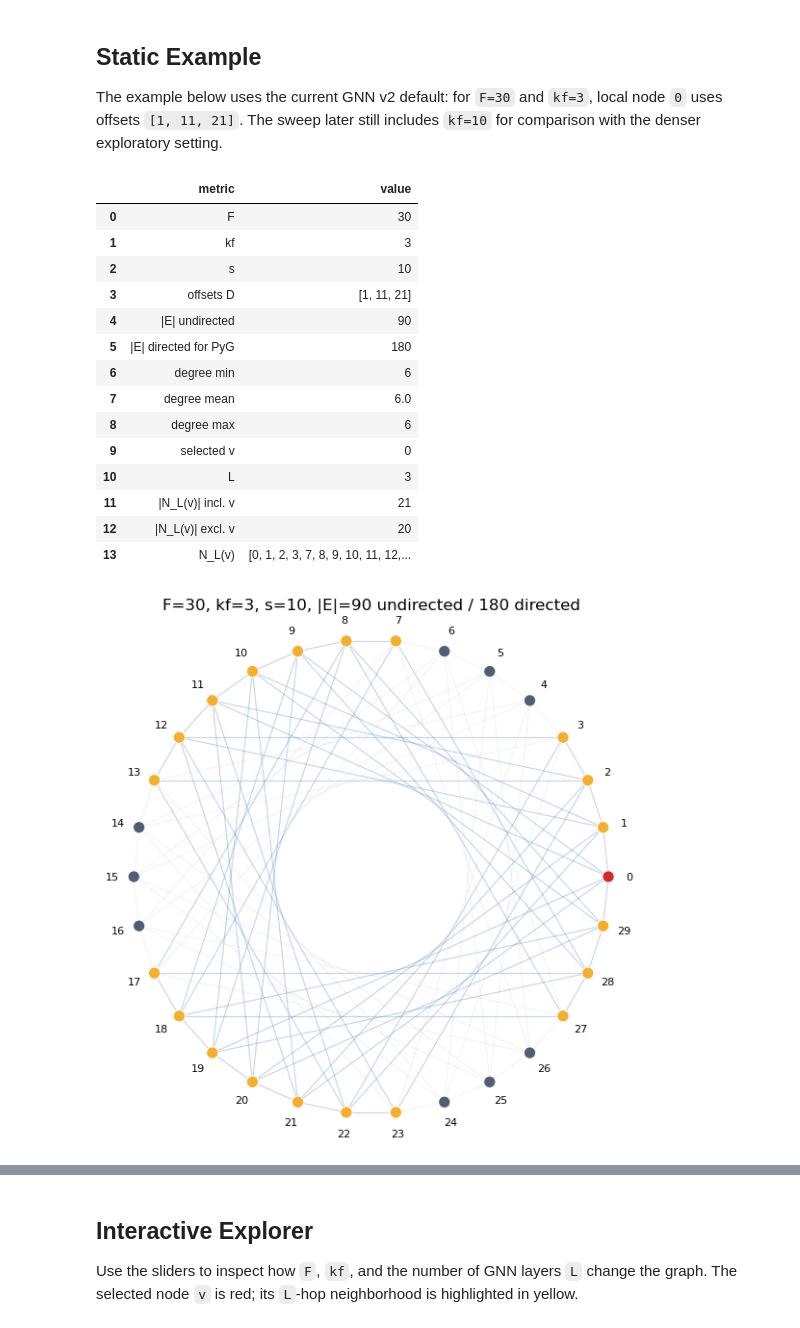
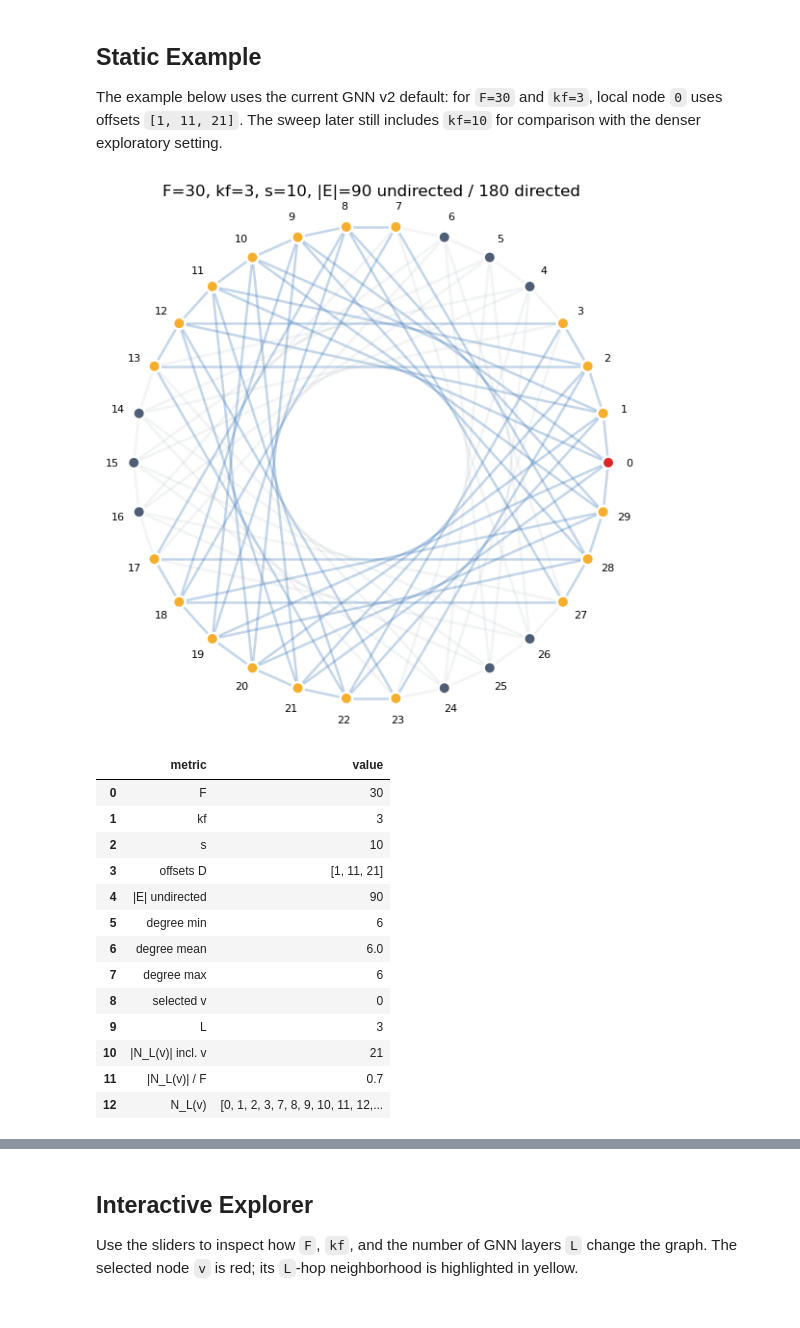
Before and after one commit to Space0code/GFM-for-eyetracker, a Jupyter notebook: notebooks/fixation_dilated_edges_explorer.ipynb, the cells around one changed output, grey strips where cells are left out. Cells and saved outputs as stored; diff of their text form; code cells hidden in the pictures.

```diff
--- a/notebooks/fixation_dilated_edges_explorer.ipynb
+++ b/notebooks/fixation_dilated_edges_explorer.ipynb
@@ -124,14 +124,13 @@ def summarize_graph(F: int, kf: int, L: int, v: int) -> tuple[dict, pd.DataFrame
             ('s', graph['step']),
             ('offsets D', graph['offsets']),
             ('|E| undirected', len(graph['undirected_edges'])),
-            ('|E| directed for PyG', graph['directed_edge_count']),
             ('degree min', min(degrees) if degrees else 0),
             ('degree mean', float(np.mean(degrees)) if degrees else 0.0),
             ('degree max', max(degrees) if degrees else 0),
             ('selected v', v),
             ('L', L),
             ('|N_L(v)| incl. v', len(neighborhood)),
-            ('|N_L(v)| excl. v', max(0, len(neighborhood) - 1)),
+            ('|N_L(v)| / F', len(neighborhood) / F),
             ('N_L(v)', sorted(neighborhood)),
         ],
         columns=['metric', 'value'],
@@ -139,7 +138,7 @@ def summarize_graph(F: int, kf: int, L: int, v: int) -> tuple[dict, pd.DataFrame
     return graph, metrics
 # %%
 def plot_fixation_graph(F: int = 30, kf: int = 3, L: int = 3, v: int = 0, max_draw_edges: int = 800) -> pd.DataFrame:
-    """Plot the dilated fixation graph and return the metric table."""
+    """Plot the dilated fixation graph, display metrics, and return the metric table."""
     graph, metrics = summarize_graph(F=F, kf=kf, L=L, v=v)
     v = int(np.clip(v, 0, F - 1))
     neighborhood = l_hop_neighborhood(graph['adjacency'], v=v, L=L)
@@ -153,10 +152,10 @@ def plot_fixation_graph(F: int = 30, kf: int = 3, L: int = 3, v: int = 0, max_dr
     for i, j in draw_edges:
         color = '#2b6cb0' if i in neighborhood and j in neighborhood else '#9aa7b2'
         alpha = 0.28 if i in neighborhood and j in neighborhood else 0.12
-        ax.plot([xy[i, 0], xy[j, 0]], [xy[i, 1], xy[j, 1]], color=color, alpha=alpha, linewidth=0.8)
+        ax.plot([xy[i, 0], xy[j, 0]], [xy[i, 1], xy[j, 1]], color=color, alpha=alpha, linewidth=1.8)
 
     node_colors = ['#d62828' if i == v else '#f6ae2d' if i in neighborhood else '#4f5d75' for i in range(F)]
-    ax.scatter(xy[:, 0], xy[:, 1], s=80, c=node_colors, edgecolor='white', linewidth=0.8, zorder=3)
+    ax.scatter(xy[:, 0], xy[:, 1], s=80, c=node_colors, edgecolor='white', linewidth=1.8, zorder=3)
 
     if F <= 80:
         for idx, (x, y) in enumerate(xy):
@@ -169,6 +168,7 @@ def plot_fixation_graph(F: int = 30, kf: int = 3, L: int = 3, v: int = 0, max_dr
     if len(edges) > max_draw_edges:
         ax.text(0, -1.18, f'Drawing first {max_draw_edges} of {len(edges)} edges.', ha='center', fontsize=9)
     plt.show()
+    display(metrics)
     return metrics
 # %% [markdown]
 ## Static Example
@@ -177,23 +177,20 @@ The example below uses the current GNN v2 default: for `F=30` and `kf=3`,
 local node `0` uses offsets `[1, 11, 21]`. The sweep later still includes
 `kf=10` for comparison with the denser exploratory setting.
 # %%
-graph, metrics = summarize_graph(F=30, kf=3, L=3, v=0)
-display(metrics)
-plot_fixation_graph(F=30, kf=3, L=3, v=0)
+plot_fixation_graph(F=30, kf=3, L=3, v=0);
 # %% [output]
+[figure]
 |  | metric | value |
 | 0 | F | 30 |
 | 1 | kf | 3 |
 | 2 | s | 10 |
 | 3 | offsets D | [1, 11, 21] |
 | 4 | |E| undirected | 90 |
-| 5 | |E| directed for PyG | 180 |
-| 6 | degree min | 6 |
-| 7 | degree mean | 6.0 |
-| 8 | degree max | 6 |
-| 9 | selected v | 0 |
-| 10 | L | 3 |
-| 11 | |N_L(v)| incl. v | 21 |
-| 12 | |N_L(v)| excl. v | 20 |
-| 13 | N_L(v) | [0, 1, 2, 3, 7, 8, 9, 10, 11, 12,... |
+| 5 | degree min | 6 |
+| 6 | degree mean | 6.0 |
+| 7 | degree max | 6 |
+| 8 | selected v | 0 |
+| 9 | L | 3 |
+| 10 | |N_L(v)| incl. v | 21 |
+| 11 | |N_L(v)| / F | 0.7 |
+| 12 | N_L(v) | [0, 1, 2, 3, 7, 8, 9, 10, 11, 12,... |
-[figure]
```
Also changed, not shown: parts of 2 cells of this notebook.
